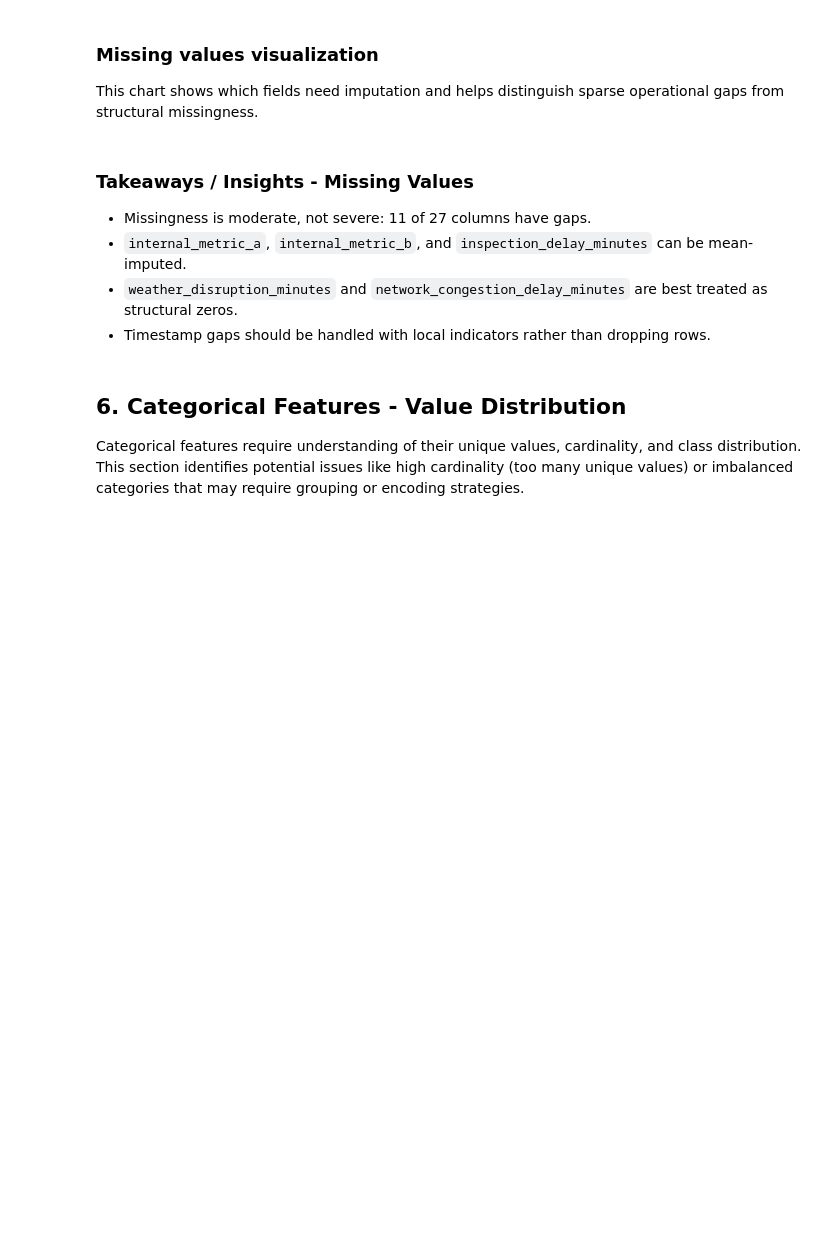
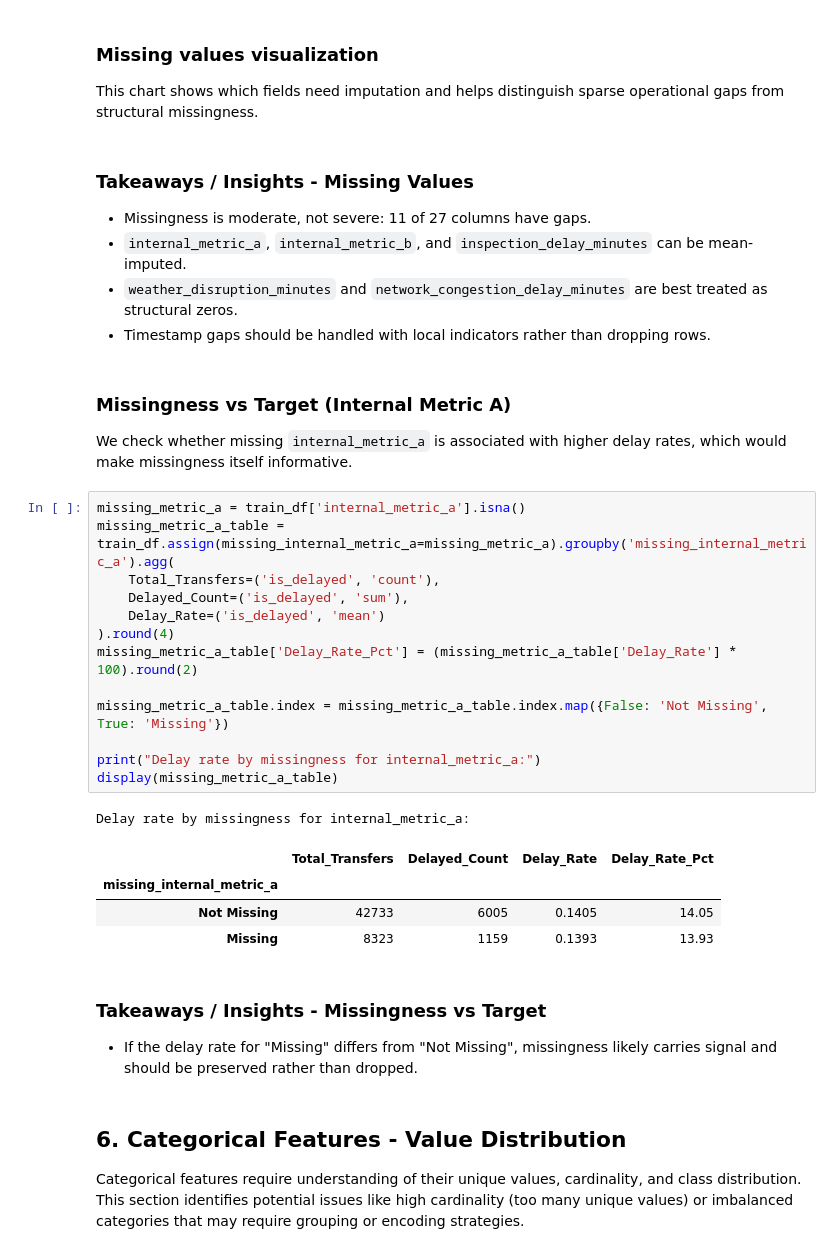
Before and after one commit to InbarKedem/final-project-intro-to-ml, a Jupyter notebook: task.ipynb, the cells around one changed output. Drawn from its saved outputs; the diff is of its cells as text; blank space fills up the shorter version.

```diff
--- a/task.ipynb
+++ b/task.ipynb
@@ -762,6 +864,33 @@ This chart shows which fields need imputation and helps distinguish sparse opera
 - `internal_metric_a`, `internal_metric_b`, and `inspection_delay_minutes` can be mean-imputed.
 - `weather_disruption_minutes` and `network_congestion_delay_minutes` are best treated as structural zeros.
 - Timestamp gaps should be handled with local indicators rather than dropping rows.
+# %% [markdown]
+### Missingness vs Target (Internal Metric A)
+
+We check whether missing `internal_metric_a` is associated with higher delay rates, which would make missingness itself informative.
+# %%
+missing_metric_a = train_df['internal_metric_a'].isna()
+missing_metric_a_table = train_df.assign(missing_internal_metric_a=missing_metric_a).groupby('missing_internal_metric_a').agg(
+    Total_Transfers=('is_delayed', 'count'),
+    Delayed_Count=('is_delayed', 'sum'),
+    Delay_Rate=('is_delayed', 'mean')
+).round(4)
+missing_metric_a_table['Delay_Rate_Pct'] = (missing_metric_a_table['Delay_Rate'] * 100).round(2)
+
+missing_metric_a_table.index = missing_metric_a_table.index.map({False: 'Not Missing', True: 'Missing'})
+
+print("Delay rate by missingness for internal_metric_a:")
+display(missing_metric_a_table)
+# %% [output]
+Delay rate by missingness for internal_metric_a:
+|  | Total_Transfers | Delayed_Count | Delay_Rate | Delay_Rate_Pct |
+| missing_internal_metric_a |  |  |  |  |
+| Not Missing | 42733 | 6005 | 0.1405 | 14.05 |
+| Missing | 8323 | 1159 | 0.1393 | 13.93 |
+# %% [markdown]
+### Takeaways / Insights - Missingness vs Target
+
+- If the delay rate for "Missing" differs from "Not Missing", missingness likely carries signal and should be preserved rather than dropped.
 # %% [markdown]
 ## 6. Categorical Features - Value Distribution
 
```
Also changed, not shown: parts of 11 cells of this notebook.
